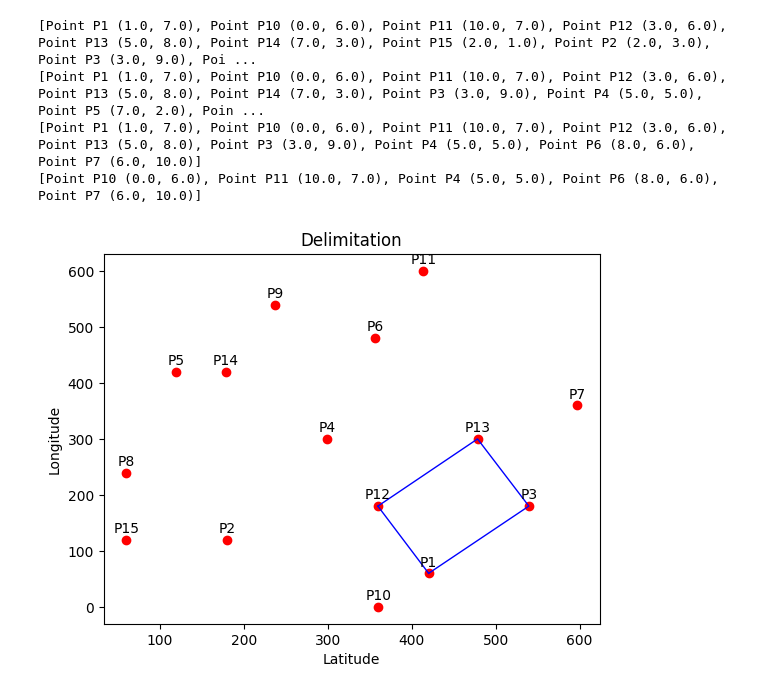
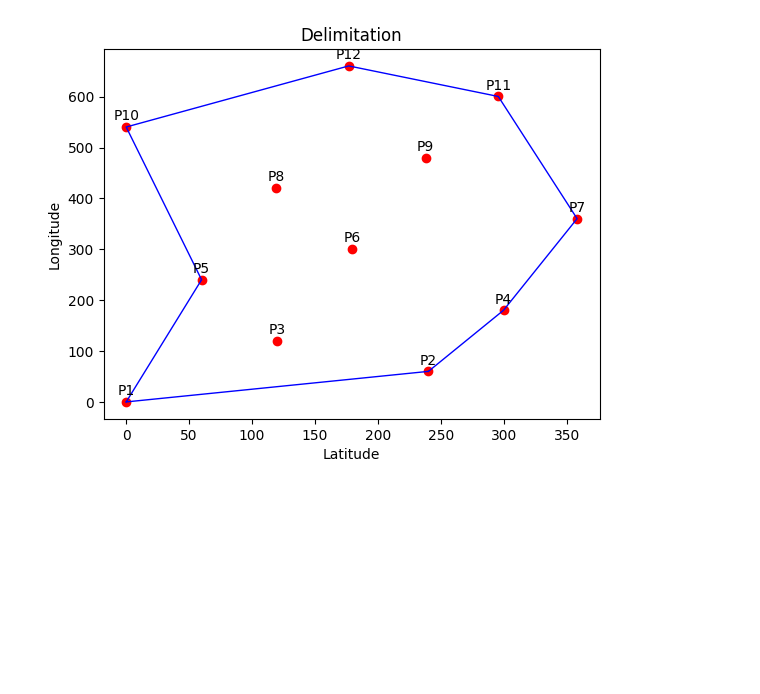
Before and after one commit to vascomgameiro/Maritime-Border-Delimiter, a Jupyter notebook: test.ipynb, the cells around one changed output. Saved outputs shown, nothing was run; the diff lists cells and outputs as text; code cells hidden in the pictures; blank space fills up the shorter version.

```diff
--- a/test.ipynb
+++ b/test.ipynb
@@ -269,15 +3,11 @@ class ApproxOptimalDelimitation:
 # %%
-fh = FileHandler("convexHullTest/file8.csv")
+fh = FileHandler("convexHullTest/file9.csv")
 vp = fh.read_points()
 # %%
-ap = ApproxOptimalDelimitation(vp, 175)
+ap = ApproxDelimitation(vp, 400)
 ap.find_delimitation().show(vp)
 # %% [output]
-[Point P1 (1.0, 7.0), Point P10 (0.0, 6.0), Point P11 (10.0, 7.0), Point P12 (3.0, 6.0), Point P13 (5.0, 8.0), Point P14 (7.0, 3.0), Point P15 (2.0, 1.0), Point P2 (2.0, 3.0), Point P3 (3.0, 9.0), Poi ...
-[Point P1 (1.0, 7.0), Point P10 (0.0, 6.0), Point P11 (10.0, 7.0), Point P12 (3.0, 6.0), Point P13 (5.0, 8.0), Point P14 (7.0, 3.0), Point P3 (3.0, 9.0), Point P4 (5.0, 5.0), Point P5 (7.0, 2.0), Poin ...
-[Point P1 (1.0, 7.0), Point P10 (0.0, 6.0), Point P11 (10.0, 7.0), Point P12 (3.0, 6.0), Point P13 (5.0, 8.0), Point P3 (3.0, 9.0), Point P4 (5.0, 5.0), Point P6 (8.0, 6.0), Point P7 (6.0, 10.0)]
-[Point P10 (0.0, 6.0), Point P11 (10.0, 7.0), Point P4 (5.0, 5.0), Point P6 (8.0, 6.0), Point P7 (6.0, 10.0)]
-[figure, old version]
+[figure, new version]
 # %%
 # P1  1   5
 # P2  2   3
```
Also changed, not shown: parts of 3 cells of this notebook, 2 other files.
